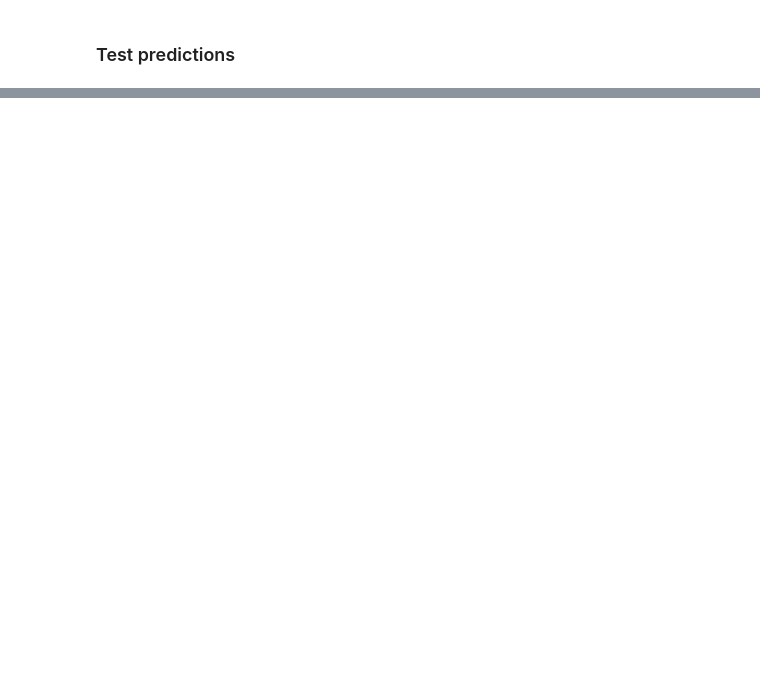
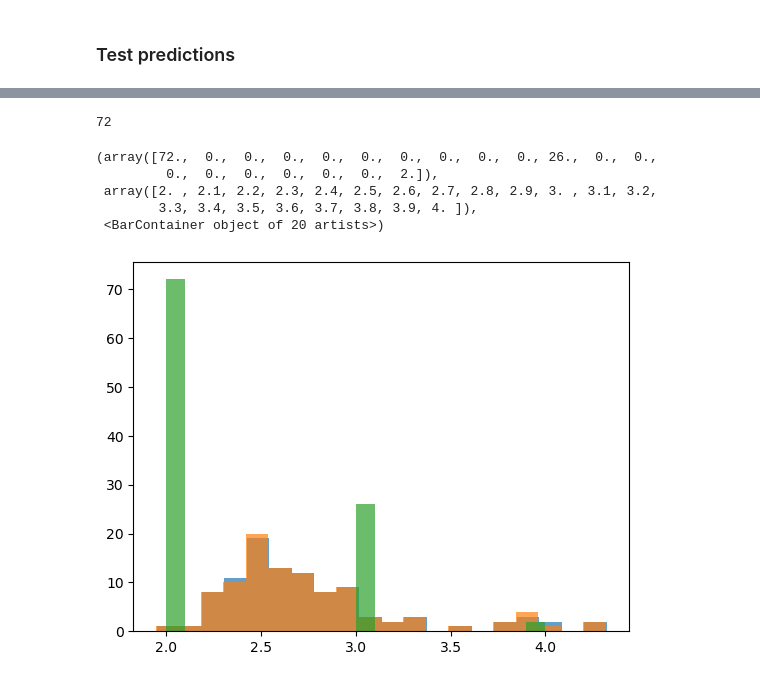
Before and after one commit to strojanski/ML-DS-I, a Jupyter notebook: hw6 - bayes/main.ipynb, the cells around one changed output, grey strips where cells are left out. Cells and saved outputs as stored; diff of their text form; code cells hidden in the pictures; blank space fills up the shorter version.

```diff
--- a/hw6 - bayes/main.ipynb
+++ b/hw6 - bayes/main.ipynb
@@ -331,0 +350,18 @@ ValueError: mean and cov must have same length
+# %%
+len([i for i in acc_pred if i == 2])
+# %% [output]
+72
+# %%
+fig, ax1 = plt.subplots()
+
+# Plot histograms on primary y-axis
+ax1.hist(mse_pred, bins=20, alpha=0.7, label='mse_pred')
+ax1.hist(abs_pred, bins=20, alpha=0.7, label='abs_pred')
+ax1.hist(acc_pred, bins=20, alpha=0.7, label='acc_pred')
+# %% [output]
+(array([72.,  0.,  0.,  0.,  0.,  0.,  0.,  0.,  0.,  0., 26.,  0.,  0.,
+         0.,  0.,  0.,  0.,  0.,  0.,  2.]),
+ array([2. , 2.1, 2.2, 2.3, 2.4, 2.5, 2.6, 2.7, 2.8, 2.9, 3. , 3.1, 3.2,
+        3.3, 3.4, 3.5, 3.6, 3.7, 3.8, 3.9, 4. ]),
+ <BarContainer object of 20 artists>)
+[figure, added]
```
Also changed, not shown: parts of 6 cells of this notebook, 2 other files.
